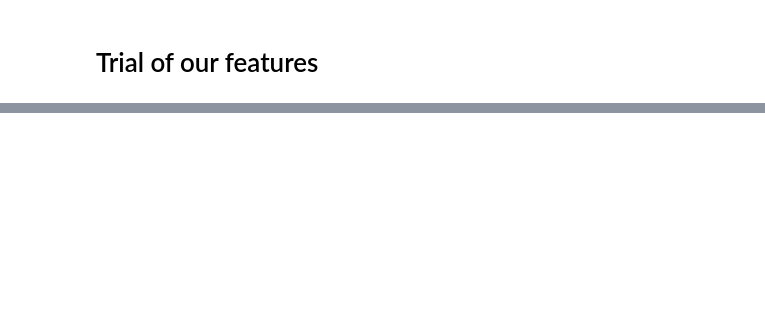
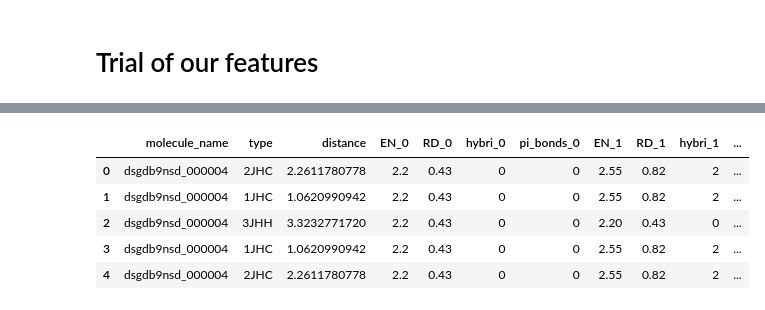
Before and after one commit to samir539/cycleThree, a Jupyter notebook: lightTrial.ipynb, the cells around one changed output, grey strips where cells are left out. Saved outputs shown, nothing was run; the diff lists cells and outputs as text; code cells hidden in the pictures; blank space fills up the shorter version.

```diff
--- a/lightTrial.ipynb
+++ b/lightTrial.ipynb
@@ -49,8 +58,8 @@ import xgboost as xgb
 from catboost import CatBoostRegressor, CatBoostClassifier
 from sklearn import metrics
 # %%
-train = pd.read_csv("C:\\Users\\samir\\Desktop\\machineLearningPMP19\\train.csv")
-test = pd.read_csv("C:\\Users\\samir\\Desktop\\machineLearningPMP19\\test.csv")
+train = pd.read_csv(r"C:\Users\xamir\Documents\UROP19\DataSets\train.csv")
+test = pd.read_csv(r"C:\Users\xamir\Documents\UROP19\DataSets\test.csv")
 # %%
 # libraries required
 import pandas as pd
@@ -444,9 +453,9 @@ def add_cos_features(df):
 
 
 # File paths
-train_path = r"C:\\Users\\samir\\Desktop\\machineLearningPMP19\\train.csv"
-structures_path = r"C:\\Users\\samir\\Desktop\\machineLearningPMP19\\structures.csv"
-test_path = r"C:\\Users\\samir\\Desktop\\machineLearningPMP19\\test.csv"
+train_path = r"C:\Users\xamir\Documents\UROP19\DataSets\train.csv"
+structures_path = r"C:\Users\xamir\Documents\UROP19\DataSets\structures.csv"
+test_path = r"C:\Users\xamir\Documents\UROP19\DataSets\test.csv"
 
 # read data from local address
 train_df_full = pd.read_csv(train_path, index_col=0)
@@ -504,6 +513,34 @@ X = struc_train[['molecule_name',
                            'hybri_1',
                            'pi_bonds_1',
                            'Angle']]
+
+struc_test = struc1_merge(test_df, structures, 0)
+struc_test = struc1_merge(struc_test, structures, 1)
+
+struc_test = struc_test.drop(['atom_index_x', 'atom_x', 'x_x', 'y_x', 'z_x',
+                                'atom_index_y', 'atom_y','x_y', 'y_y', 'z_y'], axis=1)
+
+
+struc_test = create_closest(struc_test)
+struc_test = add_cos_features(struc_test)
+
+# The list of type for further training
+type_list = list(struc_test['type'].unique())
+
+
+# Select features for training
+X_test = struc_test[['molecule_name',
+                           'type',
+                           'distance',
+                           'EN_0',
+                           'RD_0',
+                           'hybri_0',
+                           'pi_bonds_0',
+                           'EN_1',
+                           'RD_1',
+                           'hybri_1',
+                           'pi_bonds_1',
+                           'Angle']]
 # %% [output]
 Calculating bonds
 Counting and condensing bonds
@@ -525,0 +558,9 @@ X.head()
+# %%
+X_test.head()
+# %% [output]
+|  | molecule_name | type | distance | EN_0 | RD_0 | hybri_0 | pi_bonds_0 | EN_1 | RD_1 | hybri_1 | ... |
+| 0 | dsgdb9nsd_000004 | 2JHC | 2.2611780778 | 2.2 | 0.43 | 0 | 0 | 2.55 | 0.82 | 2 | ... |
+| 1 | dsgdb9nsd_000004 | 1JHC | 1.0620990942 | 2.2 | 0.43 | 0 | 0 | 2.55 | 0.82 | 2 | ... |
+| 2 | dsgdb9nsd_000004 | 3JHH | 3.3232771720 | 2.2 | 0.43 | 0 | 0 | 2.20 | 0.43 | 0 | ... |
+| 3 | dsgdb9nsd_000004 | 1JHC | 1.0620990942 | 2.2 | 0.43 | 0 | 0 | 2.55 | 0.82 | 2 | ... |
+| 4 | dsgdb9nsd_000004 | 2JHC | 2.2611780778 | 2.2 | 0.43 | 0 | 0 | 2.55 | 0.82 | 2 | ... |
```
Also changed, not shown: parts of 13 cells of this notebook.
